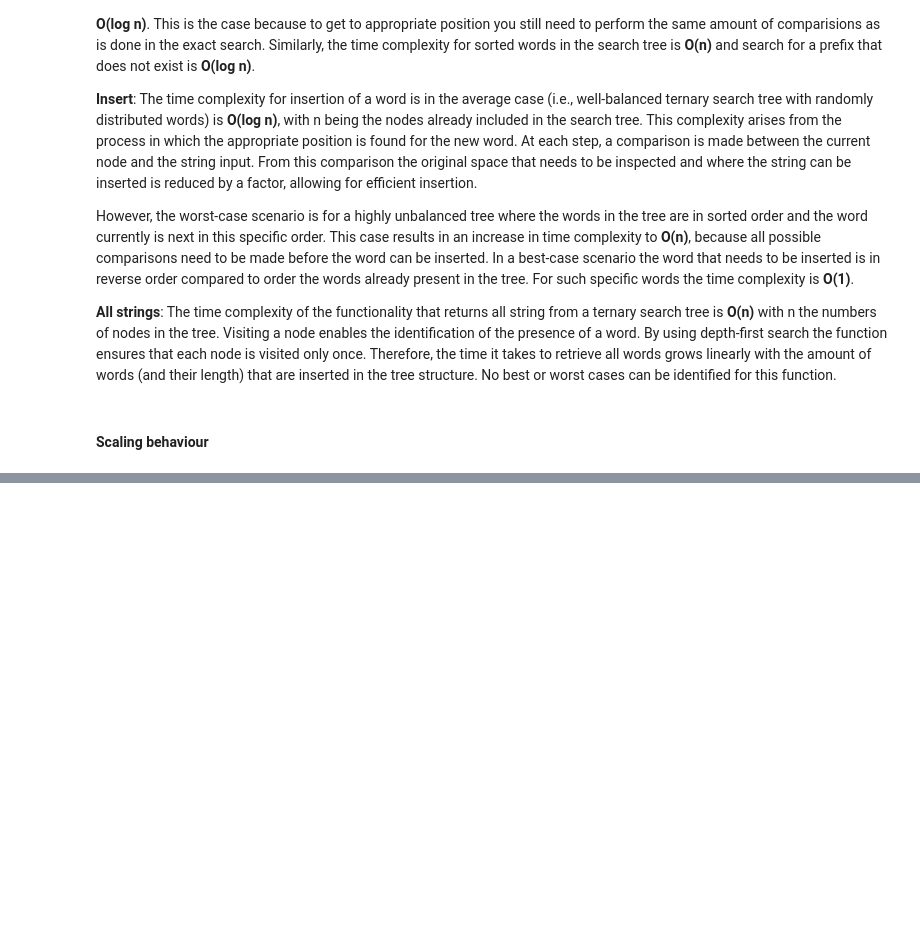
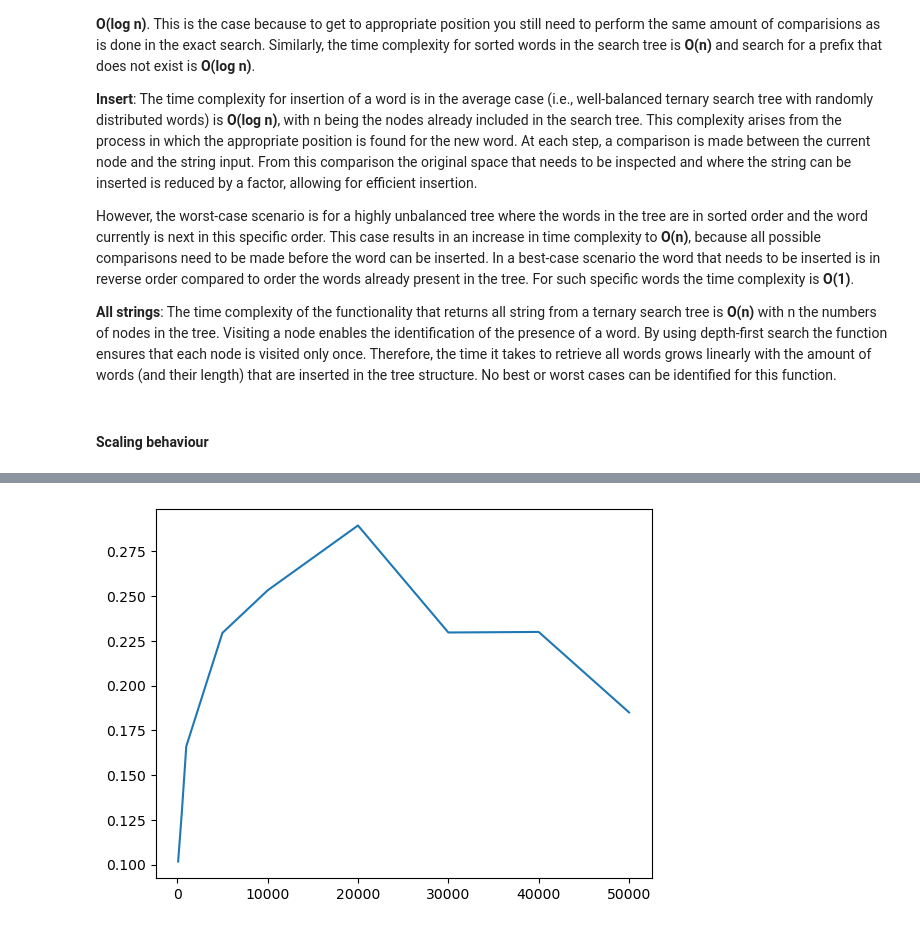
Before and after one commit to elverhofstadt/Project-Concepts-of-Data-Science, a Jupyter notebook: ternary_search_tree.ipynb, the cells around one changed output, grey strips where cells are left out. Drawn from its saved outputs; the diff is of its cells as text; code cells hidden in the pictures; blank space fills up the shorter version.

```diff
--- a/ternary_search_tree.ipynb
+++ b/ternary_search_tree.ipynb
@@ -193,0 +243,19 @@ The time complexity of the functionality that returns all string from a ternary
+# %%
+nr_runs = 1_000
+times = {}
+search_sample = random.sample(words, k=20)
+# create 20 prefixes
+search_prefix_sample = [sample_word[:-2] for sample_word in search_sample]
+for sample in samples:
+    tst = TernarySearchTree()
+    for word in sample:
+        tst.insert(word)
+    times[len(sample)] = 0.0
+    for _ in range(nr_runs):
+        start_time = time.time_ns()
+        for word in search_prefix_sample:
+            tst.search(word)
+        end_time = time.time_ns()
+        times[len(sample)] += end_time - start_time
+    times[len(sample)] /= nr_runs*1_000_000.0
+times
@@ -193,0 +272,4 @@ The time complexity of the functionality that returns all string from a ternary
+# %%
+plt.plot(times.keys(), times.values());
+# %% [output]
+[figure, added]
```
Also changed, not shown: parts of 6 cells of this notebook.
